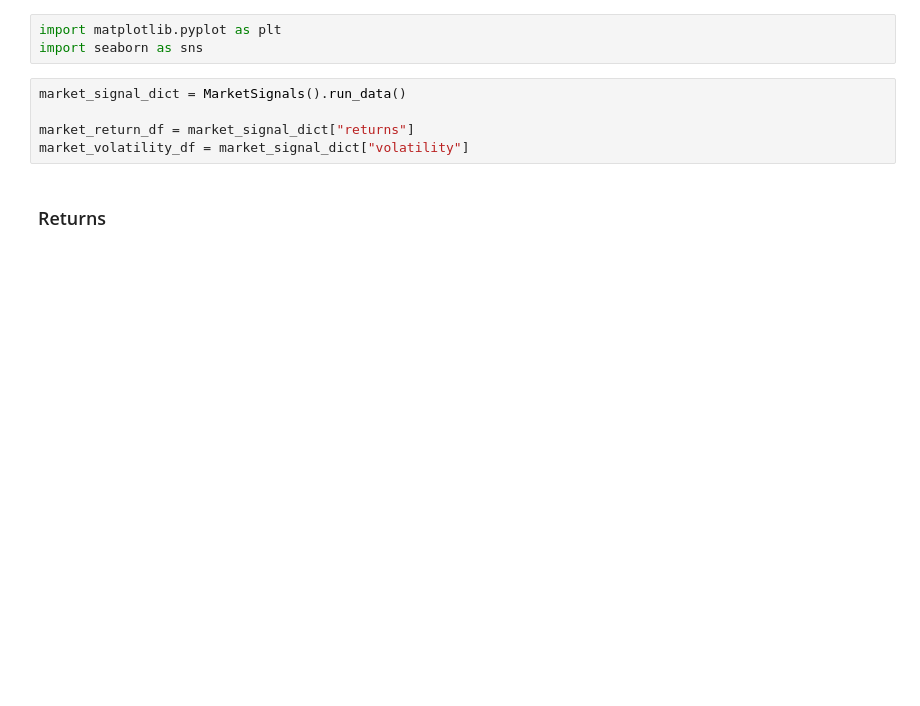
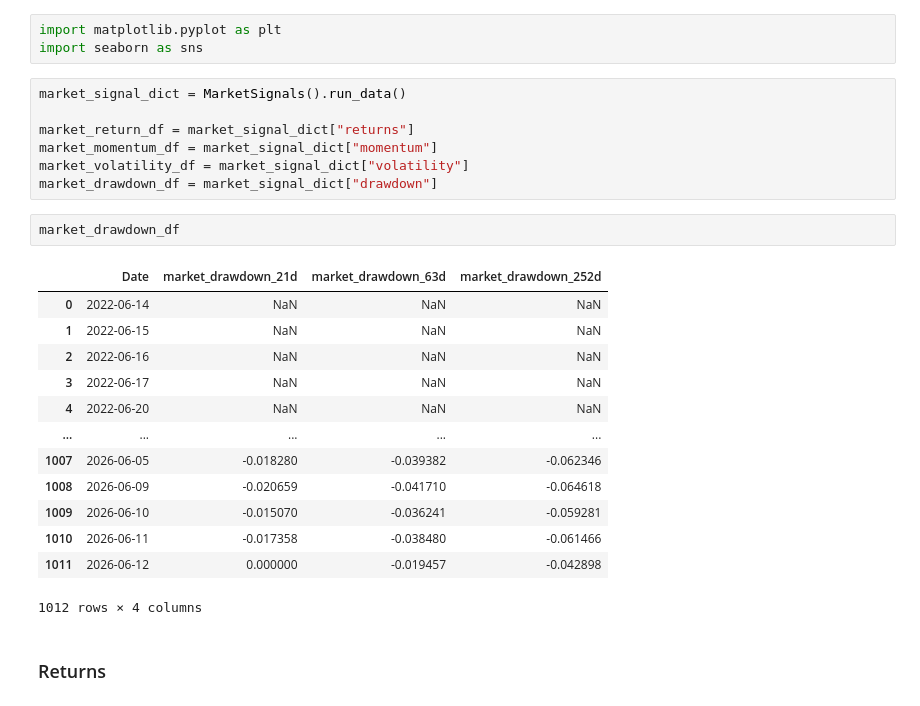
Before and after one commit to hungryfire267/systematic-equities-research, a Jupyter notebook: notebooks/research_signals.ipynb, the cells around one changed output. Saved outputs shown, nothing was run; the diff lists cells and outputs as text; blank space fills up the shorter version.

```diff
--- a/notebooks/research_signals.ipynb
+++ b/notebooks/research_signals.ipynb
@@ -17,7 +17,25 @@ import seaborn as sns
 market_signal_dict = MarketSignals().run_data()
 
 market_return_df = market_signal_dict["returns"]
+market_momentum_df = market_signal_dict["momentum"]
 market_volatility_df = market_signal_dict["volatility"]
+market_drawdown_df = market_signal_dict["drawdown"]
+# %%
+market_drawdown_df
+# %% [output]
+|  | Date | market_drawdown_21d | market_drawdown_63d | market_drawdown_252d |
+| 0 | 2022-06-14 | NaN | NaN | NaN |
+| 1 | 2022-06-15 | NaN | NaN | NaN |
+| 2 | 2022-06-16 | NaN | NaN | NaN |
+| 3 | 2022-06-17 | NaN | NaN | NaN |
+| 4 | 2022-06-20 | NaN | NaN | NaN |
+| ... | ... | ... | ... | ... |
+| 1007 | 2026-06-05 | -0.018280 | -0.039382 | -0.062346 |
+| 1008 | 2026-06-09 | -0.020659 | -0.041710 | -0.064618 |
+| 1009 | 2026-06-10 | -0.015070 | -0.036241 | -0.059281 |
+| 1010 | 2026-06-11 | -0.017358 | -0.038480 | -0.061466 |
+| 1011 | 2026-06-12 | 0.000000 | -0.019457 | -0.042898 |
+1012 rows × 4 columns
 # %% [markdown]
 ### Returns
 # %%
```
Also changed, not shown: parts of 3 cells of this notebook, 7 other files.
